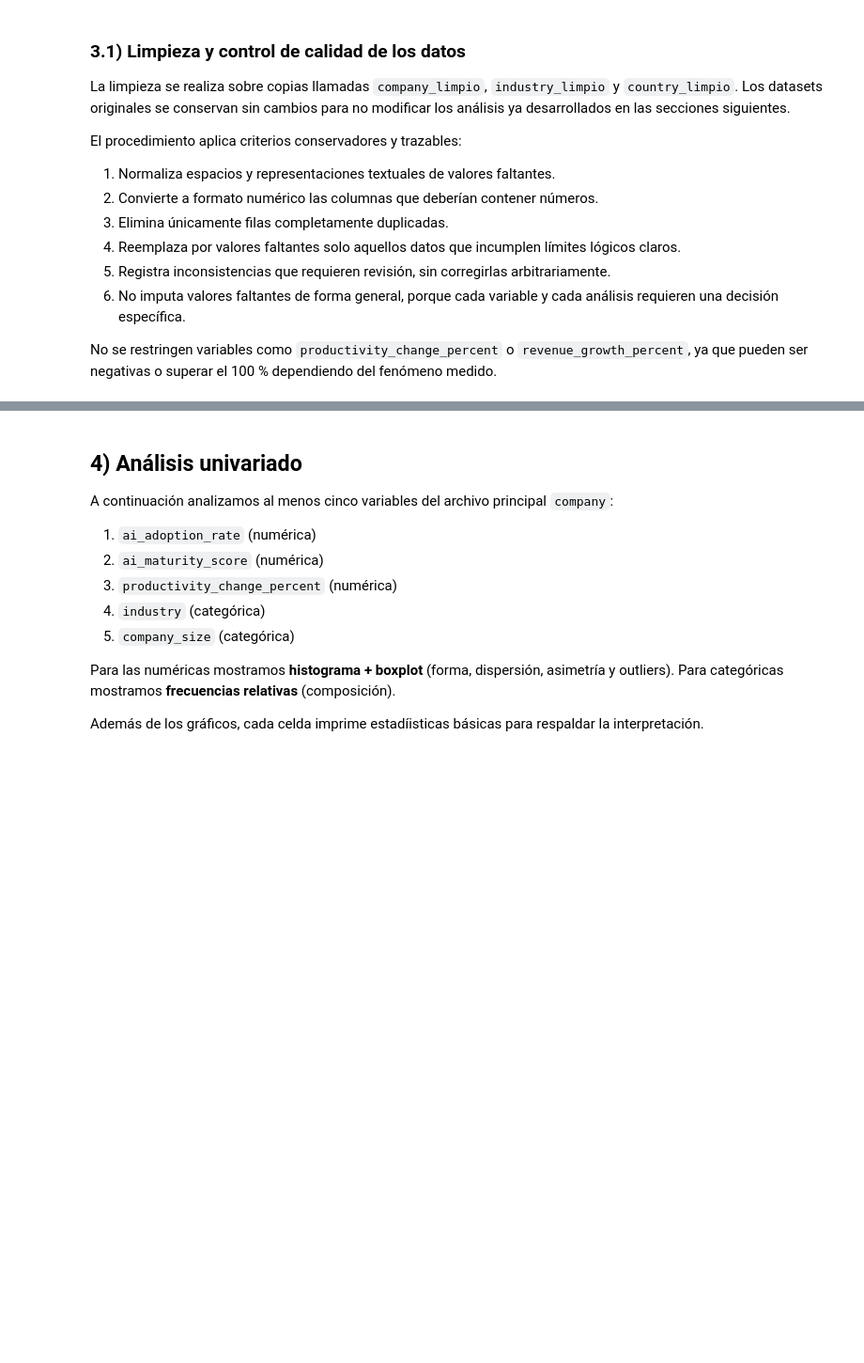
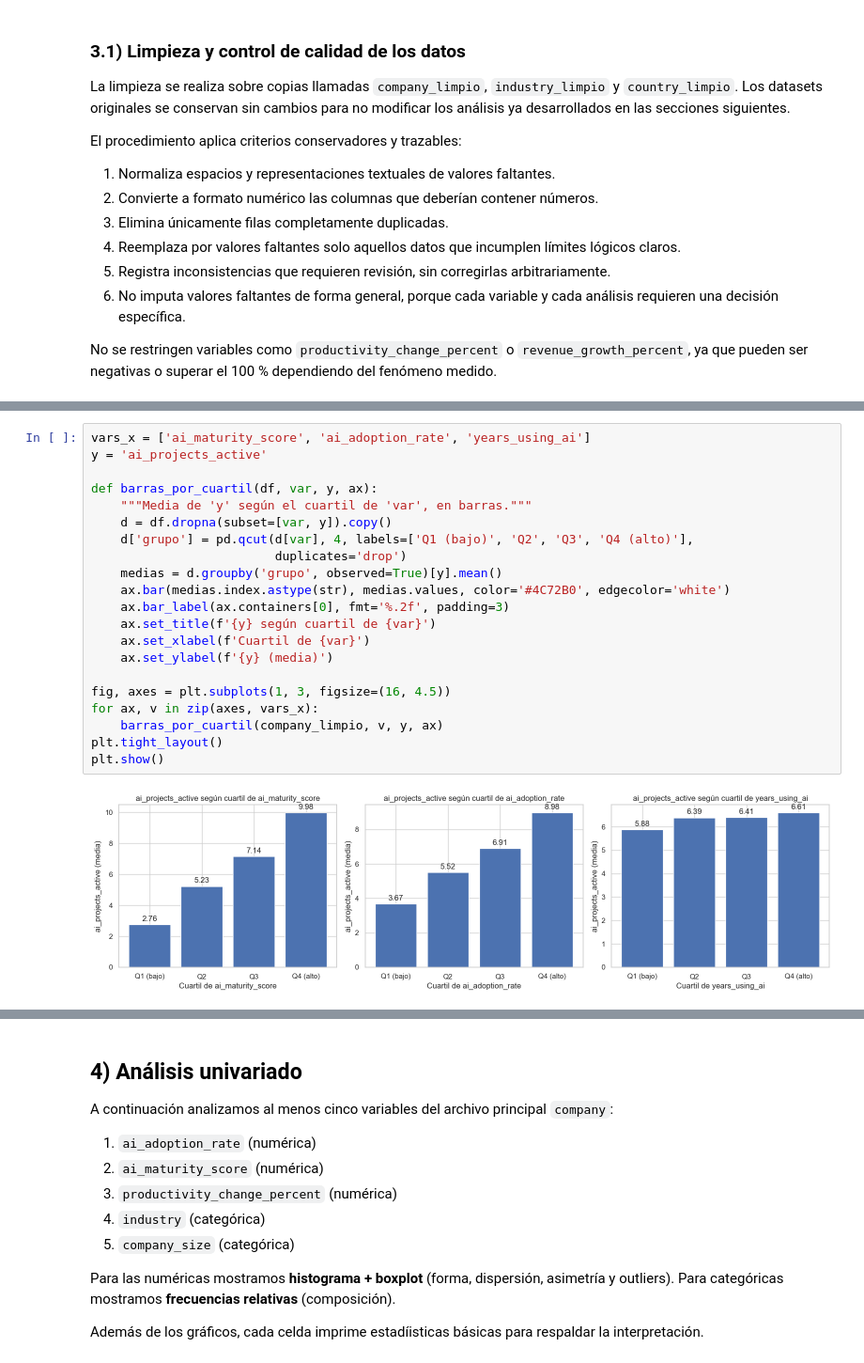
Before and after one commit to Ericsig/DiploDatos, a Jupyter notebook: notebook/eda_notebook.ipynb, the cells around one changed output, grey strips where cells are left out. Shown at 94% size. Saved outputs shown, nothing was run; the diff lists cells and outputs as text; blank space fills up the shorter version.

```diff
--- a/notebook/eda_notebook.ipynb
+++ b/notebook/eda_notebook.ipynb
@@ -979,0 +1062,23 @@ years_using_ai: 1 registros NA por encima del umbral (0.0%)
+# %%
+vars_x = ['ai_maturity_score', 'ai_adoption_rate', 'years_using_ai']
+y = 'ai_projects_active'
+
+def barras_por_cuartil(df, var, y, ax):
+    """Media de 'y' según el cuartil de 'var', en barras."""
+    d = df.dropna(subset=[var, y]).copy()
+    d['grupo'] = pd.qcut(d[var], 4, labels=['Q1 (bajo)', 'Q2', 'Q3', 'Q4 (alto)'],
+                         duplicates='drop')
+    medias = d.groupby('grupo', observed=True)[y].mean()
+    ax.bar(medias.index.astype(str), medias.values, color='#4C72B0', edgecolor='white')
+    ax.bar_label(ax.containers[0], fmt='%.2f', padding=3)
+    ax.set_title(f'{y} según cuartil de {var}')
+    ax.set_xlabel(f'Cuartil de {var}')
+    ax.set_ylabel(f'{y} (media)')
+
+fig, axes = plt.subplots(1, 3, figsize=(16, 4.5))
+for ax, v in zip(axes, vars_x):
+    barras_por_cuartil(company_limpio, v, y, ax)
+plt.tight_layout()
+plt.show()
+# %% [output]
+[figure, added]
```
Also changed, not shown: parts of 20 cells of this notebook.
